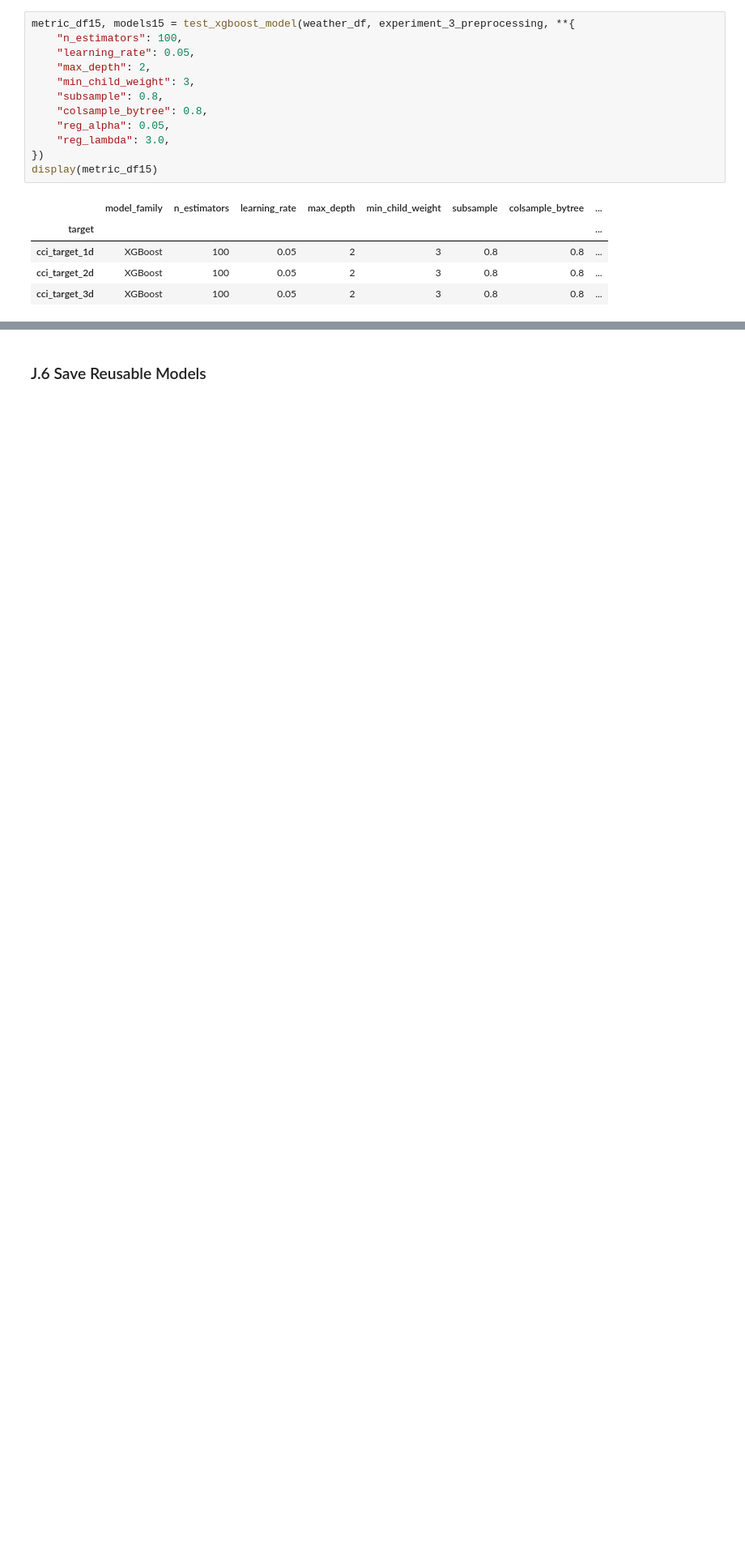
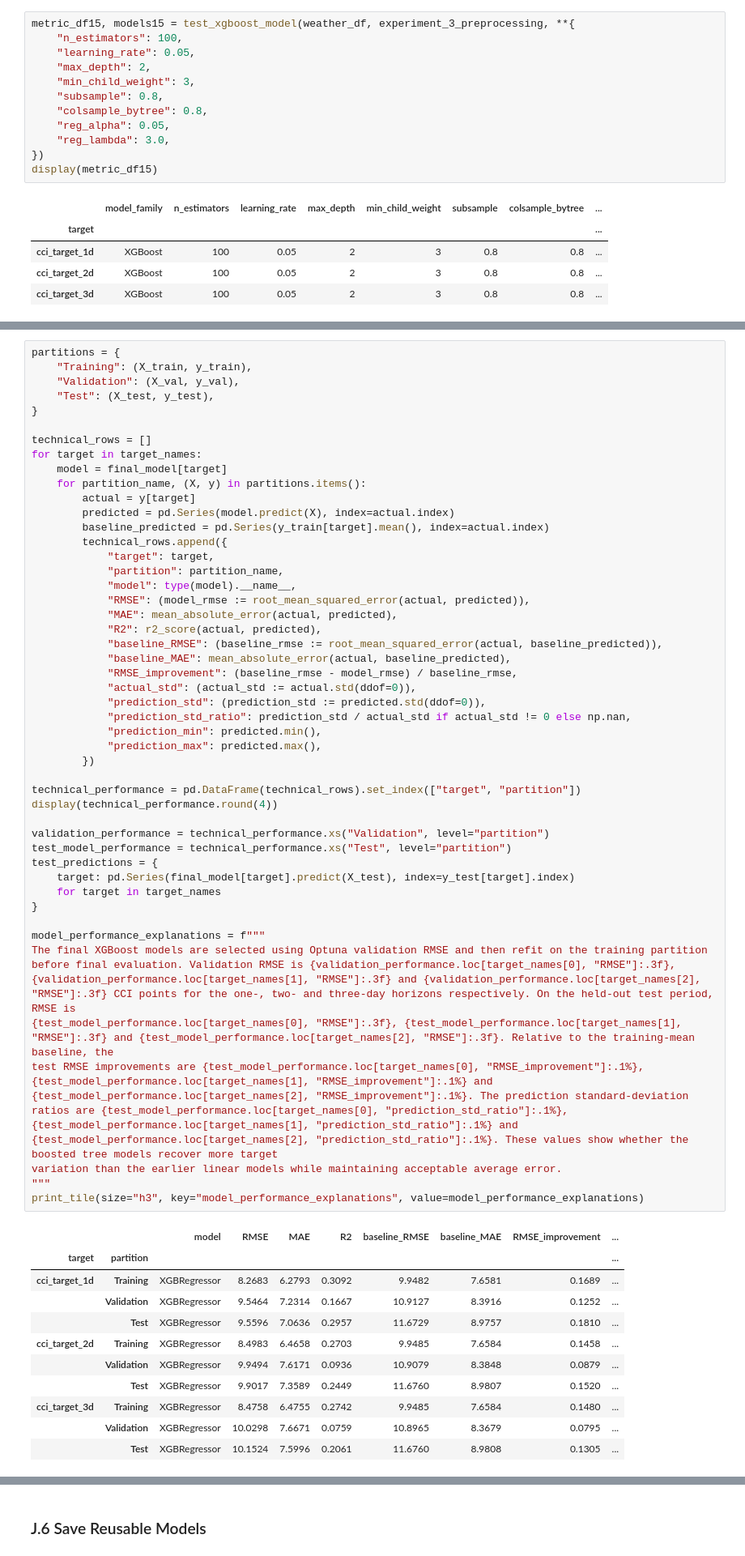
Before and after one commit to RP28/36120-26SP-AT2-26294153-experiments, a Jupyter notebook: notebooks/comfort_climate/36120_26SP_AT2_26294153_experiment_3.ipynb, the cells around one changed output, grey strips where cells are left out. Shown at 81% size. Saved outputs shown, nothing was run; the diff lists cells and outputs as text; blank space fills up the shorter version.

```diff
--- a/notebooks/comfort_climate/36120_26SP_AT2_26294153_experiment_3.ipynb
+++ b/notebooks/comfort_climate/36120_26SP_AT2_26294153_experiment_3.ipynb
@@ -908,0 +899,63 @@ Business impact metrics will be calculated after final boosted models are select
+# %%
+partitions = {
+    "Training": (X_train, y_train),
+    "Validation": (X_val, y_val),
+    "Test": (X_test, y_test),
+}
+
+technical_rows = []
+for target in target_names:
+    model = final_model[target]
+    for partition_name, (X, y) in partitions.items():
+        actual = y[target]
+        predicted = pd.Series(model.predict(X), index=actual.index)
+        baseline_predicted = pd.Series(y_train[target].mean(), index=actual.index)
+        technical_rows.append({
+            "target": target,
+            "partition": partition_name,
+            "model": type(model).__name__,
+            "RMSE": (model_rmse := root_mean_squared_error(actual, predicted)),
+            "MAE": mean_absolute_error(actual, predicted),
+            "R2": r2_score(actual, predicted),
+            "baseline_RMSE": (baseline_rmse := root_mean_squared_error(actual, baseline_predicted)),
+            "baseline_MAE": mean_absolute_error(actual, baseline_predicted),
+            "RMSE_improvement": (baseline_rmse - model_rmse) / baseline_rmse,
+            "actual_std": (actual_std := actual.std(ddof=0)),
+            "prediction_std": (prediction_std := predicted.std(ddof=0)),
+            "prediction_std_ratio": prediction_std / actual_std if actual_std != 0 else np.nan,
+            "prediction_min": predicted.min(),
+            "prediction_max": predicted.max(),
+        })
+
+technical_performance = pd.DataFrame(technical_rows).set_index(["target", "partition"])
+display(technical_performance.round(4))
+
+validation_performance = technical_performance.xs("Validation", level="partition")
+test_model_performance = technical_performance.xs("Test", level="partition")
+test_predictions = {
+    target: pd.Series(final_model[target].predict(X_test), index=y_test[target].index)
+    for target in target_names
+}
+
+model_performance_explanations = f"""
+The final XGBoost models are selected using Optuna validation RMSE and then refit on the training partition before final evaluation. Validation RMSE is {validation_performance.loc[target_names[0], "RMSE"]:.3f},
+{validation_performance.loc[target_names[1], "RMSE"]:.3f} and {validation_performance.loc[target_names[2], "RMSE"]:.3f} CCI points for the one-, two- and three-day horizons respectively. On the held-out test period, RMSE is
+{test_model_performance.loc[target_names[0], "RMSE"]:.3f}, {test_model_performance.loc[target_names[1], "RMSE"]:.3f} and {test_model_performance.loc[target_names[2], "RMSE"]:.3f}. Relative to the training-mean baseline, the
+test RMSE improvements are {test_model_performance.loc[target_names[0], "RMSE_improvement"]:.1%}, {test_model_performance.loc[target_names[1], "RMSE_improvement"]:.1%} and
+{test_model_performance.loc[target_names[2], "RMSE_improvement"]:.1%}. The prediction standard-deviation ratios are {test_model_performance.loc[target_names[0], "prediction_std_ratio"]:.1%},
+{test_model_performance.loc[target_names[1], "prediction_std_ratio"]:.1%} and {test_model_performance.loc[target_names[2], "prediction_std_ratio"]:.1%}. These values show whether the boosted tree models recover more target
+variation than the earlier linear models while maintaining acceptable average error.
+"""
+print_tile(size="h3", key="model_performance_explanations", value=model_performance_explanations)
+# %% [output]
+|  |  | model | RMSE | MAE | R2 | baseline_RMSE | baseline_MAE | RMSE_improvement | ... |
+| target | partition |  |  |  |  |  |  |  | ... |
+| cci_target_1d | Training | XGBRegressor | 8.2683 | 6.2793 | 0.3092 | 9.9482 | 7.6581 | 0.1689 | ... |
+|  | Validation | XGBRegressor | 9.5464 | 7.2314 | 0.1667 | 10.9127 | 8.3916 | 0.1252 | ... |
+|  | Test | XGBRegressor | 9.5596 | 7.0636 | 0.2957 | 11.6729 | 8.9757 | 0.1810 | ... |
+| cci_target_2d | Training | XGBRegressor | 8.4983 | 6.4658 | 0.2703 | 9.9485 | 7.6584 | 0.1458 | ... |
+|  | Validation | XGBRegressor | 9.9494 | 7.6171 | 0.0936 | 10.9079 | 8.3848 | 0.0879 | ... |
+|  | Test | XGBRegressor | 9.9017 | 7.3589 | 0.2449 | 11.6760 | 8.9807 | 0.1520 | ... |
+| cci_target_3d | Training | XGBRegressor | 8.4758 | 6.4755 | 0.2742 | 9.9485 | 7.6584 | 0.1480 | ... |
+|  | Validation | XGBRegressor | 10.0298 | 7.6671 | 0.0759 | 10.8965 | 8.3679 | 0.0795 | ... |
+|  | Test | XGBRegressor | 10.1524 | 7.5996 | 0.2061 | 11.6760 | 8.9808 | 0.1305 | ... |
```
Also changed, not shown: parts of 29 cells of this notebook, 3 other files.
